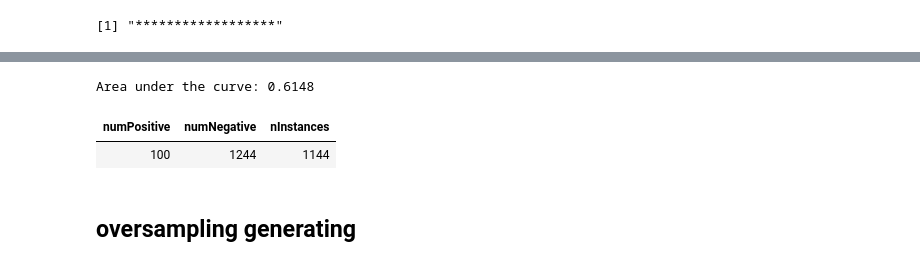
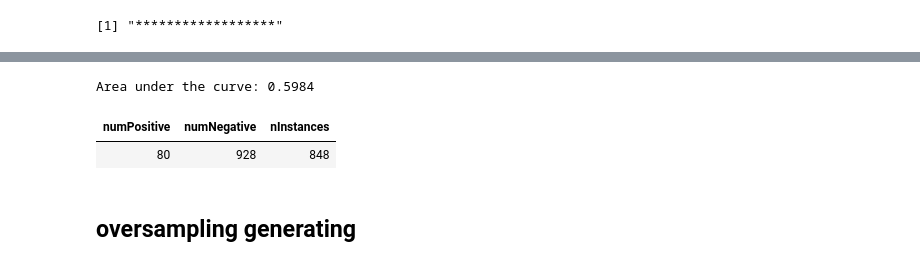
Before and after one commit to ericma007/p1, a Jupyter notebook: notebooks/04 Hair_Salon_Train_test_partition in R.ipynb, the cells around one changed output, grey strips where cells are left out. Drawn from its saved outputs; the diff is of its cells as text; code cells hidden in the pictures.

```diff
--- a/notebooks/04 Hair_Salon_Train_test_partition in R.ipynb
+++ b/notebooks/04 Hair_Salon_Train_test_partition in R.ipynb
@@ -320,18 +297,18 @@ The following object is masked from 'package:dplyr':
 # %%
 set.seed(10000)
-mod1 <- randomForest(noshowflag ~., data=train)
-auc1 <- pROC::auc(test$noshowflag, factor(predict(mod1,newdata=test),levels=sort(unique(predict(mod1,newdata=test))),ordered=TRUE))
+mod1 <- randomForest(noshowflag ~., data=train2)
+auc1 <- pROC::auc(dev$noshowflag, factor(predict(mod1,newdata=dev),levels=sort(unique(predict(mod1,newdata=dev))),ordered=TRUE))
 auc1
 # %% [output]
-Area under the curve: 0.6148
+Area under the curve: 0.5984
 # %%
-numPositive <- length(which(train$noshowflag == 1))
-numNegative <- length(which(train$noshowflag == 0))
+numPositive <- length(which(train2$noshowflag == 1))
+numNegative <- length(which(train2$noshowflag == 0))
 nInstances <- numNegative - numPositive
 cbind(numPositive=numPositive,numNegative=numNegative,nInstances=nInstances)
 # %% [output]
 | numPositive | numNegative | nInstances |
-| 100 | 1244 | 1144 |
+| 80 | 928 | 848 |
 # %% [markdown]
 ## oversampling generating
 # %%
```
Also changed, not shown: parts of 16 cells of this notebook, 4 other files.
